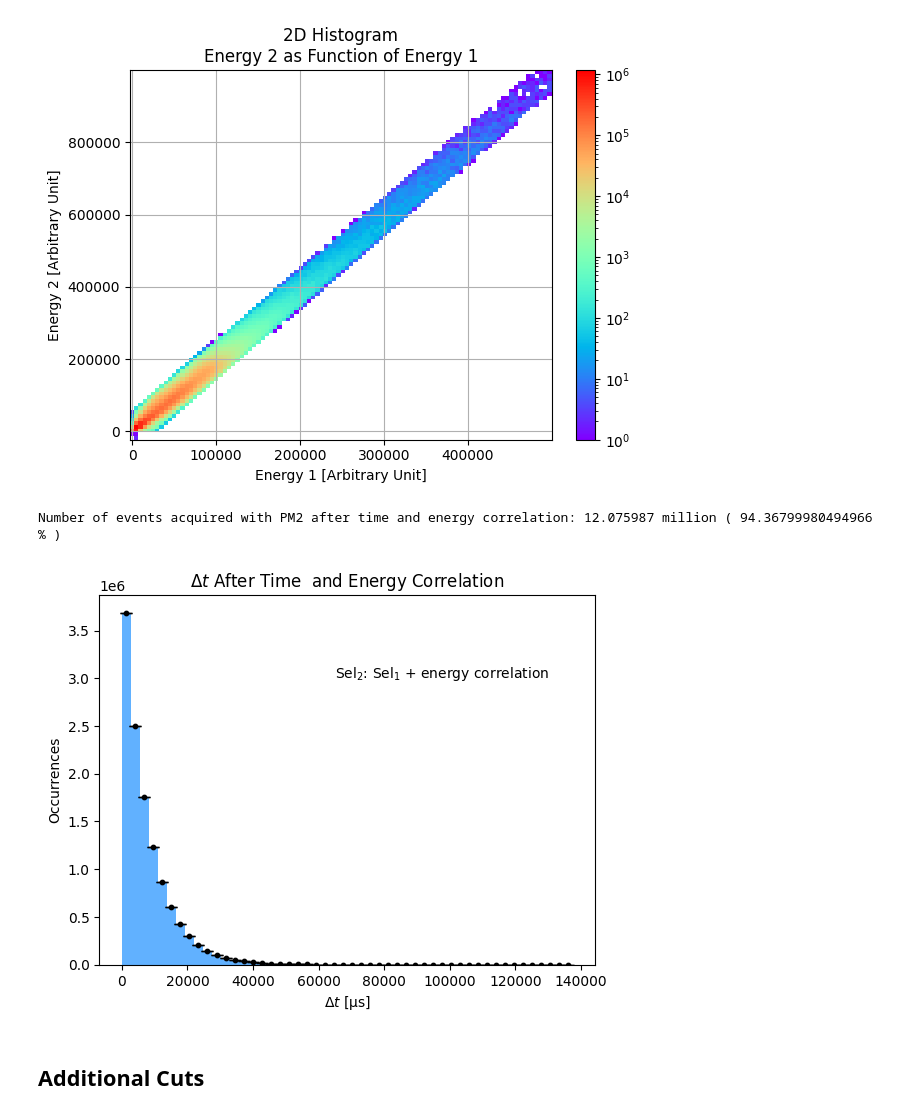
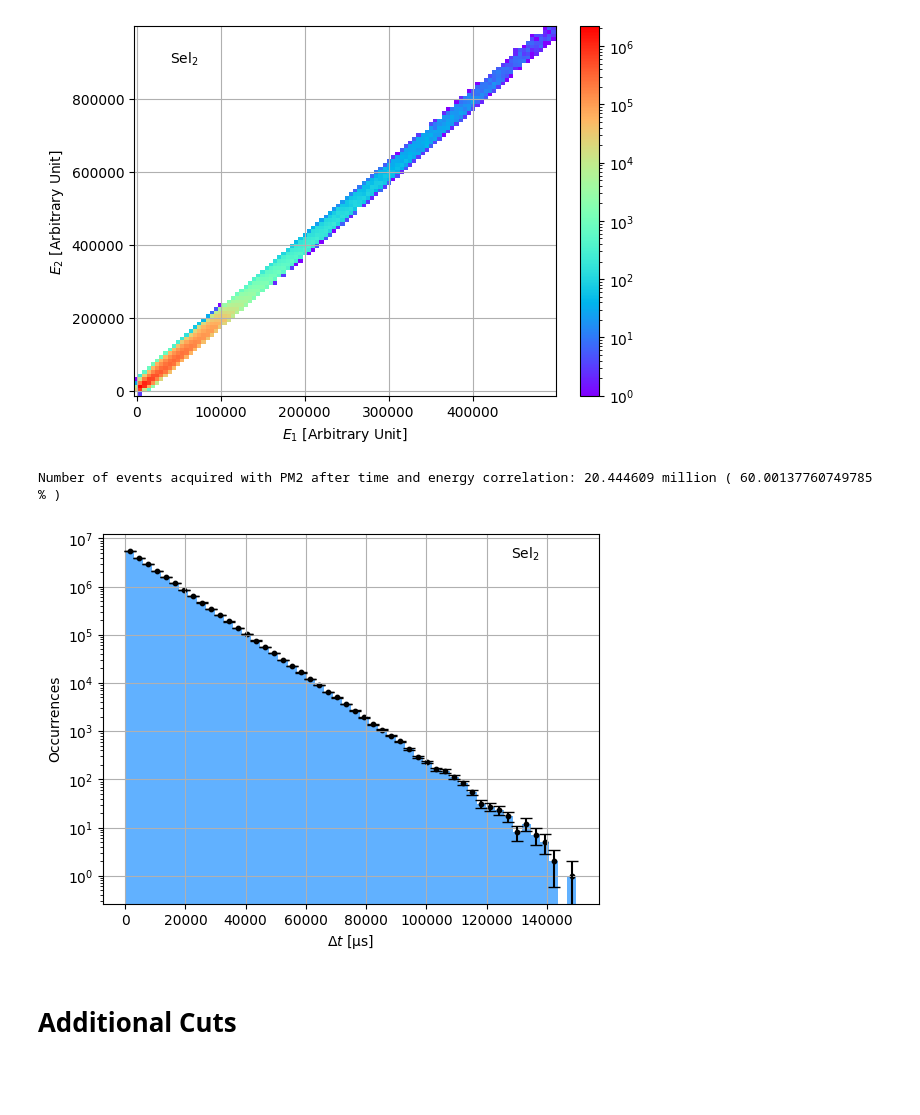
Before and after one commit to hindtaibi/BigMuoneXperiment, a Jupyter notebook: BigAnalysisFinal.ipynb, the cells around one changed output. Cells and saved outputs as stored; diff of their text form; code cells hidden in the pictures; blank space fills up the shorter version.

```diff
--- a/BigAnalysisFinal.ipynb
+++ b/BigAnalysisFinal.ipynb
@@ -18,7 +20,8 @@ warnings.filterwarnings('ignore')
 # %%
+"""
 #Reading the variables
 
-input_path = "../data/bigdata_CFD_26092024_0001.root"
+input_path = "../data/bigdata_CFD_23092024_0001.root"
 with ur.open(input_path) as file:
     outTree = file["DataTree"]
     label = outTree["label"].array(library = "np")
@@ -30,4 +33,5 @@ print("Duration of the data acquisition:  ", max(time)*10**(-6)/3600, "hours")
 print("Number of events acquired:         ", len(label)/10**6, "million")
 print("Total number of pileups:           ", len(pileup[pileup == True]))
 print("Number of events acquired with PM2:", len(label[label == 2])/10**6, "million")
+"""
 # %% [output]
@@ -61,7 +99,7 @@ plt.show()
 # %%
 #Time Correlation
 
-corr_t = 10*10**-3   #Correlation window (10 ns here)
+corr_t = 5*10**-3   #Correlation window (5 ns here)
 corr_mask = (time[1:]-time[:-1]<corr_t) & (label[1:] != label[:-1])
 
 correl_both = (np.insert(corr_mask,0,False))|(np.append(corr_mask,False))
@@ -84,4 +122,9 @@ print("Number of events after correlation:                       ", len(t)/10**6
 print("Dead time:                                                ", min(dt2), "µs")
 print("Total number of pileups after correlation:                ", len(p[p == True]))
 print("Number of events acquired with PM2 after time correlation:", len(l[l == 2])/10**6, "million (", len(l[l == 2])*100/len(label[label == 2]), "% )")
+
+del t
+del p
+del e
+del pileup
 # %% [output]
@@ -168,7 +221,7 @@ a = 1.9822725893395101 +/- 0.0031265780434764873
 # %%
 #Linearity
 
-b = 0.05e6
+b = 0.025e6
 
 #Second mask: to keep energies around the linear line only
 mask2 = (a*nrj1+b>=nrj2) & (a*nrj1-b <= nrj2)
@@ -178,41 +231,45 @@ arr_1,xe_1,ye_1 = np.histogram2d(nrj1[mask1 & mask2],
                                  nrj2[mask1 & mask2],
                                  bins =(100,100))
 pcm_1 = ax1.pcolormesh(xe_1, ye_1,arr_1.T, cmap='rainbow', norm=LogNorm(vmin=arr_1.min()+1, vmax=arr_1.max()))
-ax1.set_xlabel('Energy 1 [Arbitrary Unit]')
-ax1.set_ylabel('Energy 2 [Arbitrary Unit]')
-ax1.set_title('2D Histogram\nEnergy 2 as Function of Energy 1')
+ax1.set_xlabel('$E_1$ [Arbitrary Unit]')
+ax1.set_ylabel('$E_2$ [Arbitrary Unit]')
+#ax1.set_title('$E_2$ as Function of $E_1$')
 ax1.grid()
 fig.colorbar(pcm_1, ax=ax1, orientation='vertical', fraction=.1)
+plt.text(40000, 0.9e6, 'Sel$_2$')
+plt.savefig('E2(E1)_Sel2')
 plt.show()
 # %% [output]
-[figure, old version]
+[figure, new version]
 # %%
 #PM2 variables after correlation cuts (time and energy)
 nrj22 = nrj2[mask1 & mask2]
 t22 = t2[mask1 & mask2]
 dt22 = t22[1:]-t22[:-1]
 
 print("Number of events acquired with PM2 after time and energy correlation:", len(t22)/10**6, "million (", len(t22)*100/len(label[label == 2]), "% )")
 
-hist = np.histogram(dt22, bins = 50)
+hist = np.histogram(dt22[dt22 < 150000], bins = 50)
 x = hist[1][1:]-(hist[1][1]-hist[1][0])/2
 y = hist[0]
 y_err = np.sqrt(y)
 
 plt.figure()
-plt.hist(dt22, bins = 50, color='dodgerblue', alpha = 0.7)
+plt.hist(dt22[dt22 < 150000], bins = 50, color='dodgerblue', alpha = 0.7)
 plt.errorbar(x, y, yerr = y_err, linestyle = 'None', fmt='-', capsize=4, c='k')
 plt.scatter(x, y, c='k', s=10)
-plt.text(65000, 3e6, 'Sel$_2$: Sel$_1$ + energy correlation')
+plt.text(128000, 3.8e6, 'Sel$_2$')
 plt.xlabel('$\Delta t$ [µs]')
 plt.ylabel('Occurrences')
-plt.title('$\Delta t$ After Time  and Energy Correlation')
-#plt.yscale('log')
+#plt.title('$\Delta t$ Acquired With PMT$_2$ After Time  and Energy Correlation')
+plt.grid()
+plt.yscale('log')
+plt.savefig('delta t_Sel2')
 plt.show()
 # %% [output]
-Number of events acquired with PM2 after time and energy correlation: 12.075987 million ( 94.36799980494966 % )
+Number of events acquired with PM2 after time and energy correlation: 20.444609 million ( 60.00137760749785 % )
-[figure, old version]
+[figure, new version]
 # %% [markdown]
-## Additional Cuts
+# Additional Cuts
 # %%
 #Cut on maximum dt
```
Also changed, not shown: parts of 16 cells of this notebook, 17 other files.
